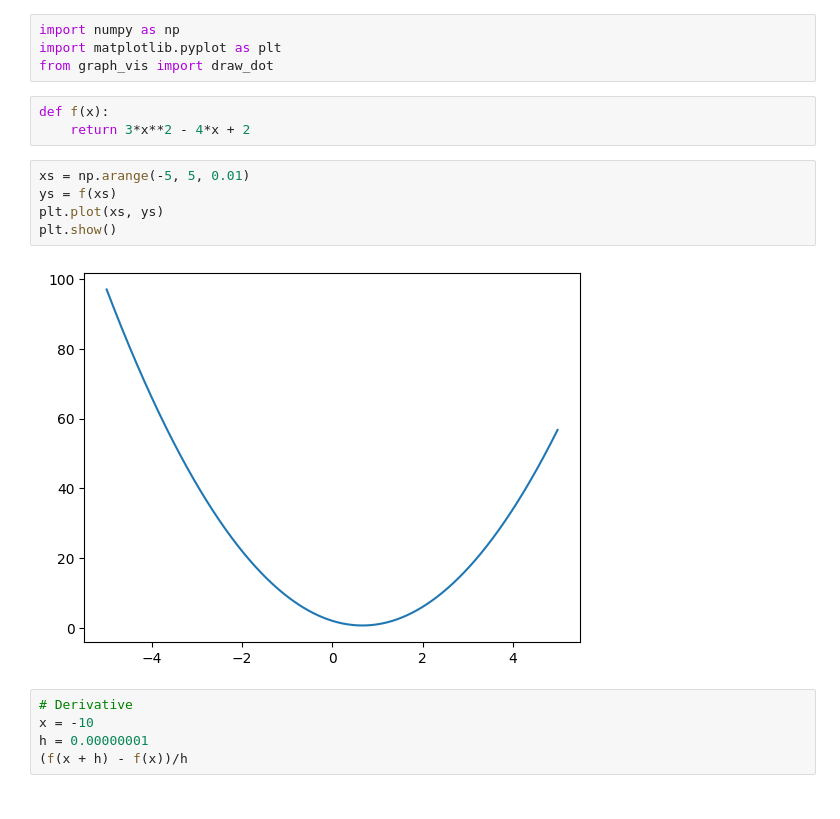
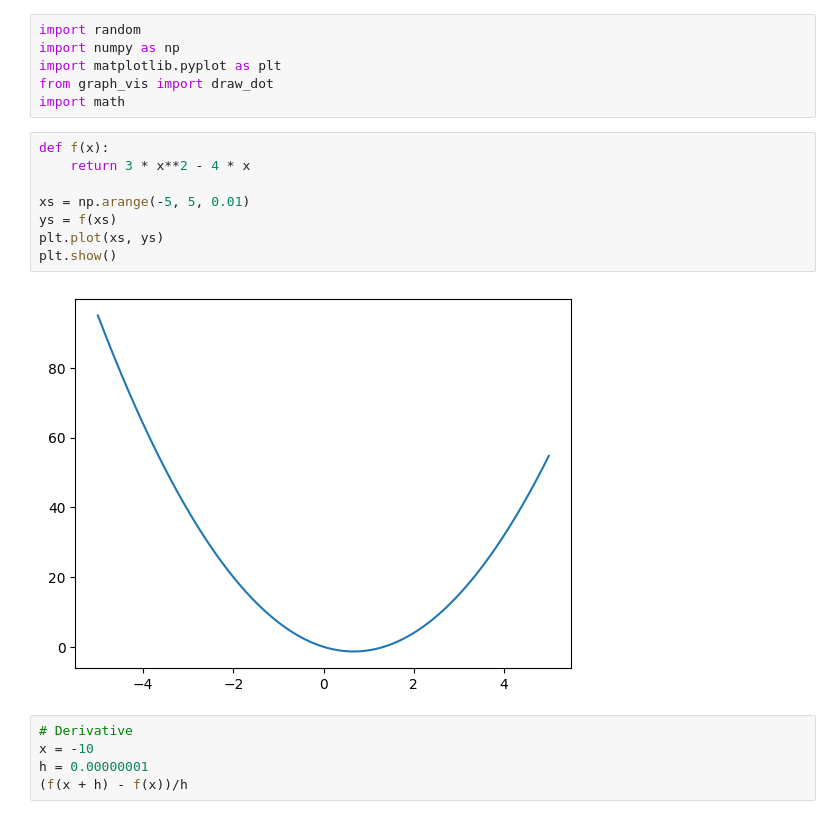
Before and after one commit to ranjithnrjk/NN_andrej_karpathy, a Jupyter notebook: micro_grad.ipynb, the cells around one changed output. Drawn from its saved outputs; the diff is of its cells as text.

```diff
--- a/micro_grad.ipynb
+++ b/micro_grad.ipynb
@@ -1,17 +1,19 @@
 # %%
+import random
 import numpy as np
 import matplotlib.pyplot as plt
 from graph_vis import draw_dot
+import math
 # %%
 def f(x):
-    return 3*x**2 - 4*x + 2
+    return 3 * x**2 - 4 * x
+
+xs = np.arange(-5, 5, 0.01)
+ys = f(xs)
+plt.plot(xs, ys)
+plt.show()
+# %% [output]
+[figure, added]
-# %%
-xs = np.arange(-5, 5, 0.01)
-ys = f(xs)
-plt.plot(xs, ys)
-plt.show()
-# %% [output]
-[figure, removed]
 # %%
 # Derivative
 x = -10
```
Also changed, not shown: parts of 34 cells of this notebook.
